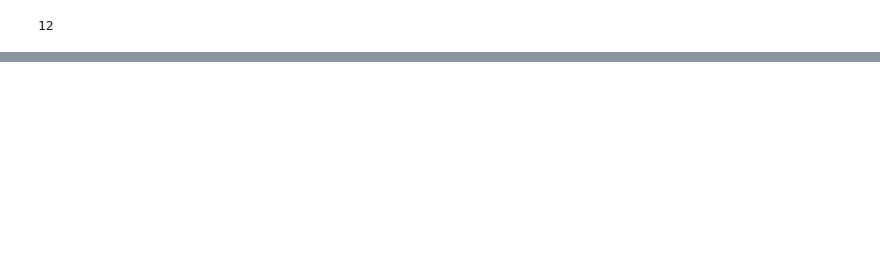
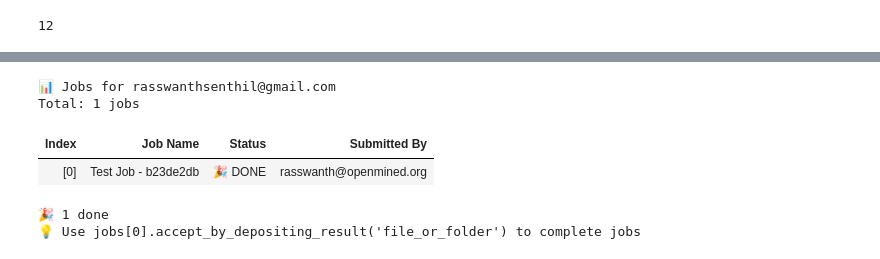
Before and after one commit to OpenMined/syft-job, a Jupyter notebook: notebooks/e2e/do.ipynb, the cells around one changed output, grey strips where cells are left out. Cells and saved outputs as stored; diff of their text form; code cells hidden in the pictures; blank space fills up the shorter version.

Commit message:
add modular different jobs views to job client and add output view section for jobs

```diff
--- a/notebooks/e2e/do.ipynb
+++ b/notebooks/e2e/do.ipynb
@@ -27,0 +33,9 @@ PosixPath('/var/folders/4w/9cvj7hqd4_386stwby6n2pcw0000gn/T/tmpeqrq63oe/results.
+# %%
+do_client.jobs
+# %% [output]
+📊 Jobs for rasswanthsenthil@gmail.com
+Total: 1 jobs
+| Index | Job Name | Status | Submitted By |
+| [0] | Test Job - b23de2db | 🎉 DONE | rasswanth@openmined.org |
+🎉 1 done
+💡 Use jobs[0].accept_by_depositing_result('file_or_folder') to complete jobs
```
Also changed, not shown: parts of 2 cells of this notebook, 2 other files.
